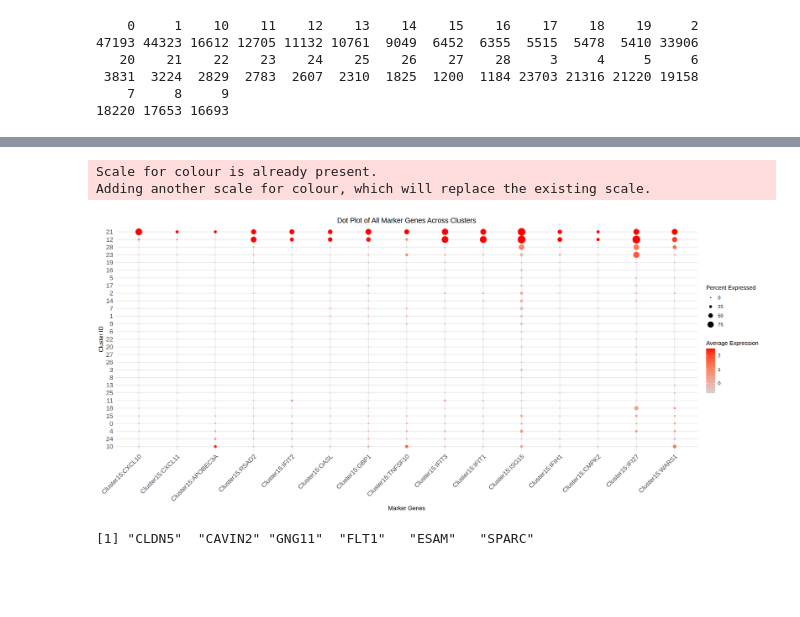
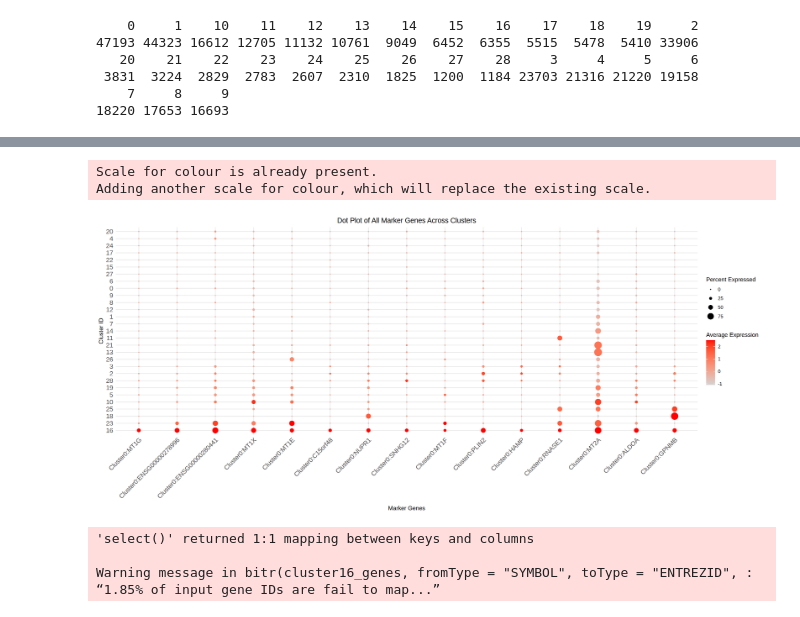
Before and after one commit to bao-mathmod/Gliomas, a Jupyter notebook: 04.upstream/4.3_scRNA/02.downstream/01_integrate_eda.ipynb, the cells around one changed output, grey strips where cells are left out. Cells and saved outputs as stored; diff of their text form; code cells hidden in the pictures; blank space fills up the shorter version.

```diff
--- a/04.upstream/4.3_scRNA/02.downstream/01_integrate_eda.ipynb
+++ b/04.upstream/4.3_scRNA/02.downstream/01_integrate_eda.ipynb
@@ -35,7 +35,8 @@ plot_dir <- file.path('/mnt/18T/chibao/gliomas/data/upstream/scRNA/official/inte
 # %% [markdown]
 #  Load Data
 # %%
-obj <- readRDS('/mnt/18T/chibao/gliomas/data/upstream/scRNA/official/integrated_v5_optimized/scrna_integrated_harmony_final.rds')
+# obj <- readRDS('/mnt/18T/chibao/gliomas/data/upstream/scRNA/official/integrated_v5_optimized/scrna_integrated_harmony_final.rds')
+obj <- readRDS('/mnt/18T/chibao/gliomas/data/upstream/scRNA/official/integrated_v5_optimized/adult/harmony_integrated_adult_final.rds')
 obj
 # %% [output]
 An object of class Seurat
@@ -402,32 +398,0 @@ Calculating cluster 9
-# %%
-cluster0 <- all_markers %>% filter(cluster == 0) %>% arrange(desc(avg_log2FC))
-cluster1 <- all_markers %>% filter(cluster == 1) %>% arrange(desc(avg_log2FC))
-cluster2 <- all_markers %>% filter(cluster == 2) %>% arrange(desc(avg_log2FC))
-cluster3 <- all_markers %>% filter(cluster == 3) %>% arrange(desc(avg_log2FC))
-cluster4 <- all_markers %>% filter(cluster == 4) %>% arrange(desc(avg_log2FC))
-cluster5 <- all_markers %>% filter(cluster == 5) %>% arrange(desc(avg_log2FC))
-cluster6 <- all_markers %>% filter(cluster == 6) %>% arrange(desc(avg_log2FC))
-cluster7 <- all_markers %>% filter(cluster == 7) %>% arrange(desc(avg_log2FC))
-cluster8 <- all_markers %>% filter(cluster == 8) %>% arrange(desc(avg_log2FC))
-cluster9 <- all_markers %>% filter(cluster == 9) %>% arrange(desc(avg_log2FC))
-cluster10 <- all_markers %>% filter(cluster == 10) %>% arrange(desc(avg_log2FC))
-cluster11 <- all_markers %>% filter(cluster == 11) %>% arrange(desc(avg_log2FC))
-cluster12 <- all_markers %>% filter(cluster == 12) %>% arrange(desc(avg_log2FC))
-cluster13 <- all_markers %>% filter(cluster == 13) %>% arrange(desc(avg_log2FC))
-cluster14 <- all_markers %>% filter(cluster == 14) %>% arrange(desc(avg_log2FC))
-cluster15 <- all_markers %>% filter(cluster == 15) %>% arrange(desc(avg_log2FC))
-cluster16 <- all_markers %>% filter(cluster == 16) %>% arrange(desc(avg_log2FC))
-cluster17 <- all_markers %>% filter(cluster == 17) %>% arrange(desc(avg_log2FC))
-cluster18 <- all_markers %>% filter(cluster == 18) %>% arrange(desc(avg_log2FC))
-cluster19 <- all_markers %>% filter(cluster == 19) %>% arrange(desc(avg_log2FC))
-cluster20 <- all_markers %>% filter(cluster == 20) %>% arrange(desc(avg_log2FC))
-cluster21 <- all_markers %>% filter(cluster == 21) %>% arrange(desc(avg_log2FC))
-cluster22 <- all_markers %>% filter(cluster == 22) %>% arrange(desc(avg_log2FC))
-cluster23 <- all_markers %>% filter(cluster == 23) %>% arrange(desc(avg_log2FC))
-cluster24 <- all_markers %>% filter(cluster == 24) %>% arrange(desc(avg_log2FC))
-cluster25 <- all_markers %>% filter(cluster == 25) %>% arrange(desc(avg_log2FC))
-cluster26 <- all_markers %>% filter(cluster == 26) %>% arrange(desc(avg_log2FC))
-cluster27 <- all_markers %>% filter(cluster == 27) %>% arrange(desc(avg_log2FC))
-cluster28 <- all_markers %>% filter(cluster == 28) %>% arrange(desc(avg_log2FC))
-cluster29 <- all_markers %>% filter(cluster == 29) %>% arrange(desc(avg_log2FC))
-cluster30 <- all_markers %>% filter(cluster == 30) %>% arrange(desc(avg_log2FC))
@@ -791,6 +412,6 @@ To disable this behavior set `raster=FALSE`
 # %%
 # Range
-top_markers <- cluster21$gene[1:15]
+top_markers <- cluster16$gene[1:15]
 
 # Flatten the markers for DotPlot
 markers_genes <- unlist(top_markers)
@@ -801,6 +422,6 @@ markers_genes <- factor(markers_genes, levels = markers_genes)
 
 # Create a mapping from gene -> "Cluster0:Gene" label
 label_map <- setNames(
-  paste0("Cluster15:", markers_genes),
+  paste0("Cluster0:", markers_genes),
   markers_genes
 )
@@ -810,29 +428,29 @@ Idents(obj_2) <- "SCT_snn_res.0.2"
 # %%
 options(repr.plot.width = 18, repr.plot.height = 8)
 
 library(Seurat)
 library(ggplot2)
 
-p5 <- DotPlot(obj_2_cleaned, features = markers_genes, cluster.idents = TRUE) +
+p5 <- DotPlot(obj, features = markers_genes, cluster.idents = TRUE) +
   scale_color_gradient(low = "lightgrey", high = "red") +
   theme_minimal() +
   xlab("Marker Genes") +
   ylab("Cluster ID") +
   ggtitle("Dot Plot of All Marker Genes Across Clusters") +
   theme(
     axis.text.x = element_text(angle = 45, hjust = 1, size = 12),
     axis.text.y = element_text(size = 12),
     plot.title  = element_text(hjust = 0.5)
   ) +
   # Override labels so "CD3D" is displayed as "T_cells:CD3D", etc.
   scale_x_discrete(labels = label_map)
 
 # Print the plot
 p5
 # %% [output]
 Scale for colour is already present.
 Adding another scale for colour, which will replace the existing scale.
-[figure, old version]
+[figure, new version]
 # %%
 cluster0_genes <- all_markers |> filter(cluster == 0 & p_val_adj < 0.05 & avg_log2FC > 1) |> pull(gene)
 cluster1_genes <- all_markers |> filter(cluster == 1 & p_val_adj < 0.05 & avg_log2FC > 1) |> pull(gene)
@@ -868,14 +486,15 @@ cluster30_genes <- all_markers |> filter(cluster == 30 & p_val_adj < 0.05 & avg_
-# %%
-cluster15_genes |> head()
-# %% [output]
-[1] "CLDN5"  "CAVIN2" "GNG11"  "FLT1"   "ESAM"   "SPARC"
 # %%
 # Convert gene symbols to Entrez IDs
 entrez_ids <- bitr(
-    cluster21_genes,
+    cluster16_genes,
     fromType = "SYMBOL",
     toType = "ENTREZID",
     OrgDb = org.Hs.eg.db)
+# %% [output]
+'select()' returned 1:1 mapping between keys and columns
+
+Warning message in bitr(cluster16_genes, fromType = "SYMBOL", toType = "ENTREZID", :
+“1.85% of input gene IDs are fail to map...”
 # %%
 entrez_ids |> head()
 # %% [output]
```
Also changed, not shown: parts of 30 cells of this notebook, 1 other file.
